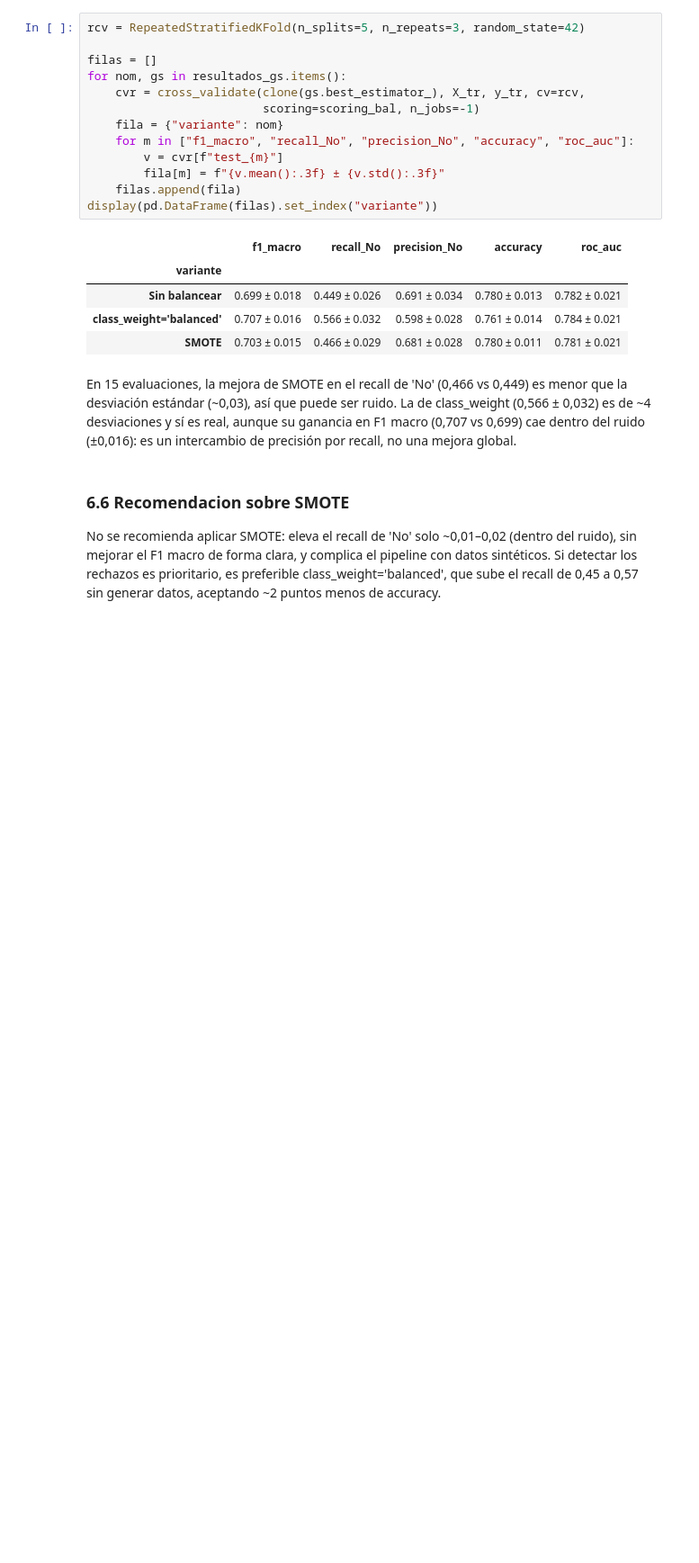
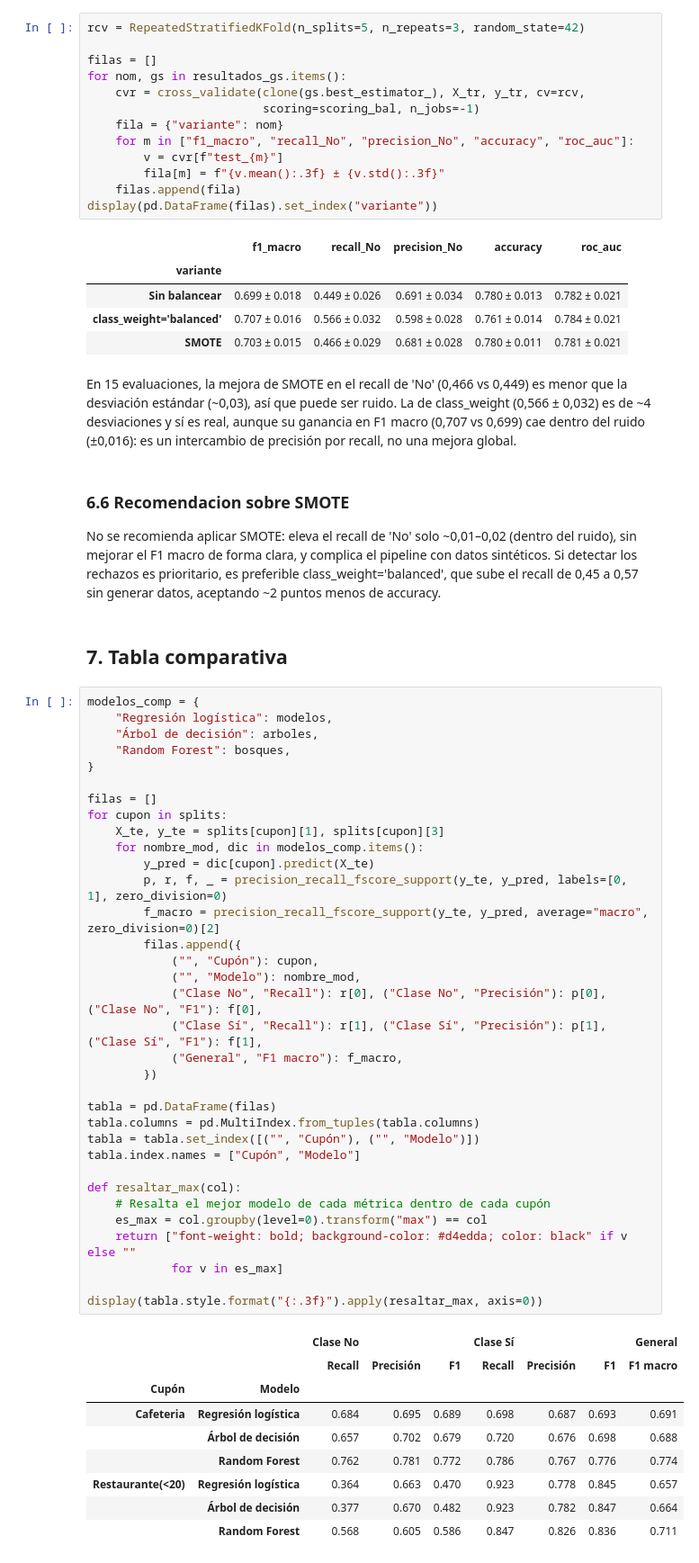
Before and after one commit to nreyl/ML-L3-G44, a Jupyter notebook: L3.ipynb, the cells around one changed output. Shown at 90% size. Drawn from its saved outputs; the diff is of its cells as text; blank space fills up the shorter version.

```diff
--- a/L3.ipynb
+++ b/L3.ipynb
@@ -1141,3 +1141,49 @@ En 15 evaluaciones, la mejora de SMOTE en el recall de 'No' (0,466 vs 0,449) es
 ### 6.6 Recomendacion sobre SMOTE
 
 No se recomienda aplicar SMOTE: eleva el recall de 'No' solo ~0,01–0,02 (dentro del ruido), sin mejorar el F1 macro de forma clara, y complica el pipeline con datos sintéticos. Si detectar los rechazos es prioritario, es preferible class_weight='balanced', que sube el recall de 0,45 a 0,57 sin generar datos, aceptando ~2 puntos menos de accuracy.
+# %% [markdown]
+## 7. Tabla comparativa
+# %%
+modelos_comp = {
+    "Regresión logística": modelos,
+    "Árbol de decisión": arboles,
+    "Random Forest": bosques,
+}
+
+filas = []
+for cupon in splits:
+    X_te, y_te = splits[cupon][1], splits[cupon][3]
+    for nombre_mod, dic in modelos_comp.items():
+        y_pred = dic[cupon].predict(X_te)
+        p, r, f, _ = precision_recall_fscore_support(y_te, y_pred, labels=[0, 1], zero_division=0)
+        f_macro = precision_recall_fscore_support(y_te, y_pred, average="macro", zero_division=0)[2]
+        filas.append({
+            ("", "Cupón"): cupon,
+            ("", "Modelo"): nombre_mod,
+            ("Clase No", "Recall"): r[0], ("Clase No", "Precisión"): p[0], ("Clase No", "F1"): f[0],
+            ("Clase Sí", "Recall"): r[1], ("Clase Sí", "Precisión"): p[1], ("Clase Sí", "F1"): f[1],
+            ("General", "F1 macro"): f_macro,
+        })
+
+tabla = pd.DataFrame(filas)
+tabla.columns = pd.MultiIndex.from_tuples(tabla.columns)
+tabla = tabla.set_index([("", "Cupón"), ("", "Modelo")])
+tabla.index.names = ["Cupón", "Modelo"]
+
+def resaltar_max(col):
+    # Resalta el mejor modelo de cada métrica dentro de cada cupón
+    es_max = col.groupby(level=0).transform("max") == col
+    return ["font-weight: bold; background-color: #d4edda; color: black" if v else ""
+            for v in es_max]
+
+display(tabla.style.format("{:.3f}").apply(resaltar_max, axis=0))
+# %% [output]
+|  |  | Clase No |  |  | Clase Sí |  |  | General |
+|  |  | Recall | Precisión | F1 | Recall | Precisión | F1 | F1 macro |
+| Cupón | Modelo |  |  |  |  |  |  |  |
+| Cafeteria | Regresión logística | 0.684 | 0.695 | 0.689 | 0.698 | 0.687 | 0.693 | 0.691 |
+|  | Árbol de decisión | 0.657 | 0.702 | 0.679 | 0.720 | 0.676 | 0.698 | 0.688 |
+|  | Random Forest | 0.762 | 0.781 | 0.772 | 0.786 | 0.767 | 0.776 | 0.774 |
+| Restaurante(<20) | Regresión logística | 0.364 | 0.663 | 0.470 | 0.923 | 0.778 | 0.845 | 0.657 |
+|  | Árbol de decisión | 0.377 | 0.670 | 0.482 | 0.923 | 0.782 | 0.847 | 0.664 |
+|  | Random Forest | 0.568 | 0.605 | 0.586 | 0.847 | 0.826 | 0.836 | 0.711 |
```
Also changed, not shown: parts of 1 cell of this notebook.
